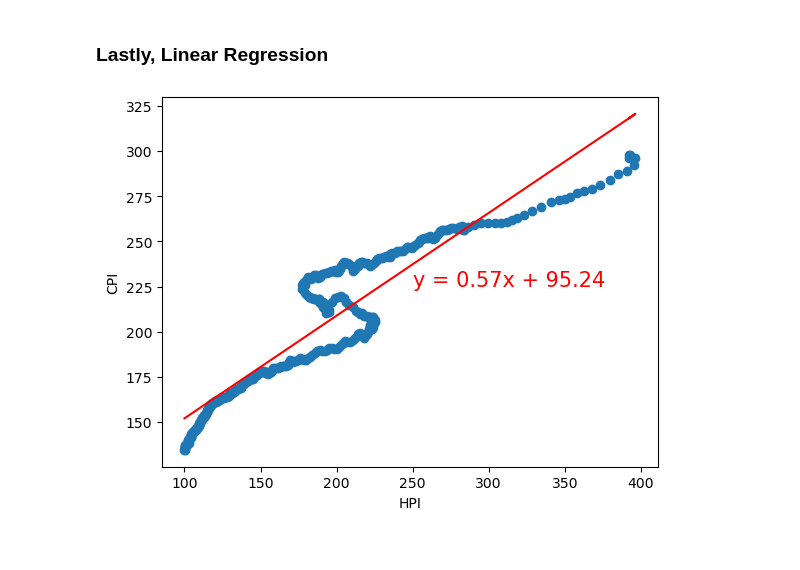
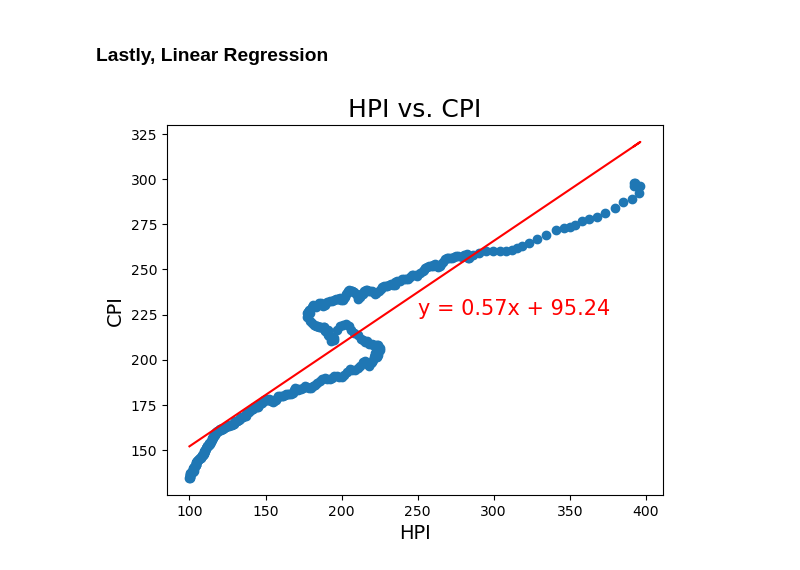
Before and after one commit to wpreeti/Group-8_Project, a Jupyter notebook: HpiCpi_viz/hpi_cpi_viz.ipynb, the cells around one changed output. Saved outputs shown, nothing was run; the diff lists cells and outputs as text; code cells hidden in the pictures.

Commit message:
Cleaned up visualizations

```diff
--- a/HpiCpi_viz/hpi_cpi_viz.ipynb
+++ b/HpiCpi_viz/hpi_cpi_viz.ipynb
@@ -316,16 +327,17 @@ HPI and CPI are very strongly correlated with an r-value of 0.931226759860891. P
 # %%
 # Linear regression
 x_values = us_hpi_monthly['Index (SA)']
 y_values = monthly_cpi_clean['CPI']
 
 (slope, intercept, rvalue, pvalue, stderr) = linregress(x_values, y_values)
 regress_values = x_values * slope + intercept
 line_eq = "y = " + str(round(slope,2)) + "x + " + str(round(intercept,2))
 plt.scatter(x_values,y_values)
 plt.plot(x_values,regress_values,"r-")
 plt.annotate(line_eq,(250,225),fontsize=15,color="red")
-plt.xlabel('HPI')
-plt.ylabel('CPI')
+plt.xlabel('HPI', fontsize= 14)
+plt.ylabel('CPI', fontsize= 14)
+plt.title('HPI vs. CPI', fontsize=18)
 plt.show()
 # %% [output]
-[figure, old version]
+[figure, new version]
```
Also changed, not shown: parts of 7 cells of this notebook.
